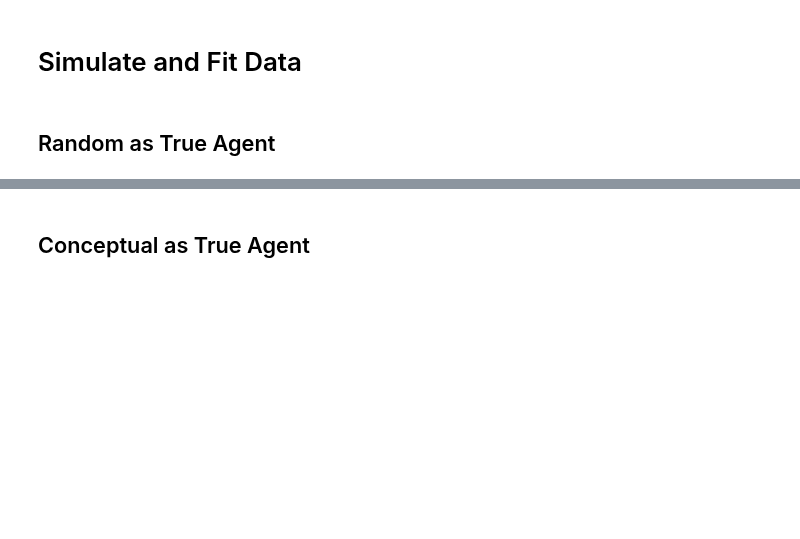
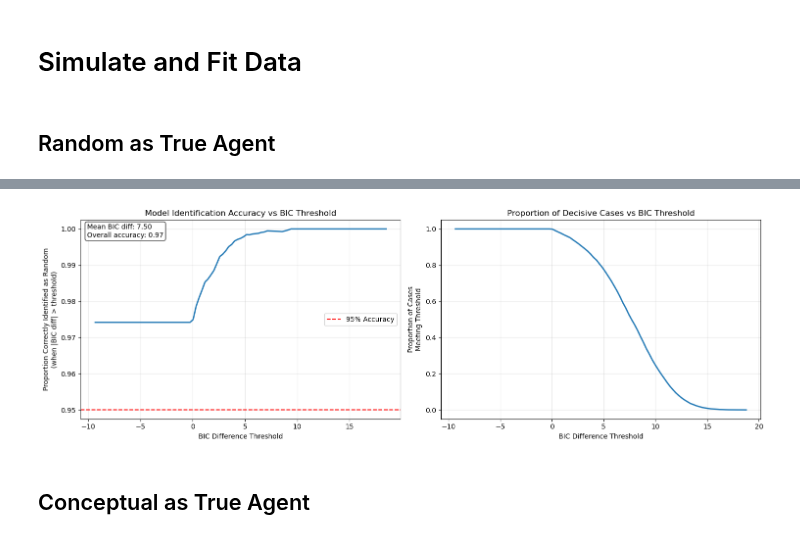
Before and after one commit to zhaobn/goals, a Jupyter notebook: simulations/simulation-bayes-factor.ipynb, the cells around one changed output, grey strips where cells are left out. Saved outputs shown, nothing was run; the diff lists cells and outputs as text; code cells hidden in the pictures; blank space fills up the shorter version.

Commit message:
Simulated random and conceptual bayes factor (with goal replacement).

```diff
--- a/simulations/simulation-bayes-factor.ipynb
+++ b/simulations/simulation-bayes-factor.ipynb
@@ -11,2 +381,6 @@ The purpose of this notebook is primarily to see how well a random goal selectio
+# %%
+class GoalSimulationResult:
+    def __init__(self, goals : np.ndarray):
+        self.goals = goals
 # %% [markdown]
 # Simulate and Fit Data
@@ -15,2 +445,56 @@ The purpose of this notebook is primarily to see how well a random goal selectio
+# %%
+# Convert BIC differences to numpy array
+bic_diffs = np.array(bic_diffs)
+
+# Create thresholds from minimum to maximum BIC difference
+thresholds = np.linspace(min(bic_diffs), max(bic_diffs), 100)
+accuracies = []
+
+# For each threshold, calculate proportion of correct identifications
+for threshold in thresholds:
+    # For random as true model:
+    # - BIC diff > threshold indicates correct identification (favors random)
+    # - Only consider cases where |BIC diff| > threshold
+    decisive_cases = np.abs(bic_diffs) > threshold
+    if np.sum(decisive_cases) > 0:
+        accuracy = np.mean(bic_diffs[decisive_cases] > 0)
+        accuracies.append(accuracy)
+    else:
+        accuracies.append(np.nan)
+
+# Calculate proportion of cases meeting each threshold
+proportions_meeting_threshold = [np.mean(np.abs(bic_diffs) > t) for t in thresholds]
+
+# Create figure with two subplots
+fig, (ax1, ax2) = plt.subplots(1, 2, figsize=(15, 5))
+
+# Plot 1: Accuracy vs Threshold
+ax1.plot(thresholds, accuracies, '-', linewidth=2)
+ax1.axhline(y=0.95, color='r', linestyle='--', label='95% Accuracy')
+ax1.set_xlabel('BIC Difference Threshold')
+ax1.set_ylabel('Proportion Correctly Identified as Random\n(when |BIC diff| > threshold)')
+ax1.set_title('Model Identification Accuracy vs BIC Threshold')
+ax1.grid(True, alpha=0.3)
+ax1.legend(loc='center right')
+
+# Plot 2: Proportion of Cases Meeting Threshold
+ax2.plot(thresholds, proportions_meeting_threshold, '-', linewidth=2)
+ax2.set_xlabel('BIC Difference Threshold')
+ax2.set_ylabel('Proportion of Cases\nMeeting Threshold')
+ax2.set_title('Proportion of Decisive Cases vs BIC Threshold')
+ax2.grid(True, alpha=0.3)
+
+# Add text box with summary statistics
+ax1.text(0.02, 0.98,
+         f'Mean BIC diff: {np.mean(bic_diffs):.2f}\n'
+         f'Overall accuracy: {np.mean(bic_diffs > 0):.2f}',
+         transform=ax1.transAxes,
+         verticalalignment='top',
+         bbox=dict(boxstyle='round', facecolor='white', alpha=0.8))
+
+plt.tight_layout()
+plt.show()
+# %% [output]
+[figure, added]
 # %% [markdown]
 ## Conceptual as True Agent
```
Also changed, not shown: parts of 14 cells of this notebook.
